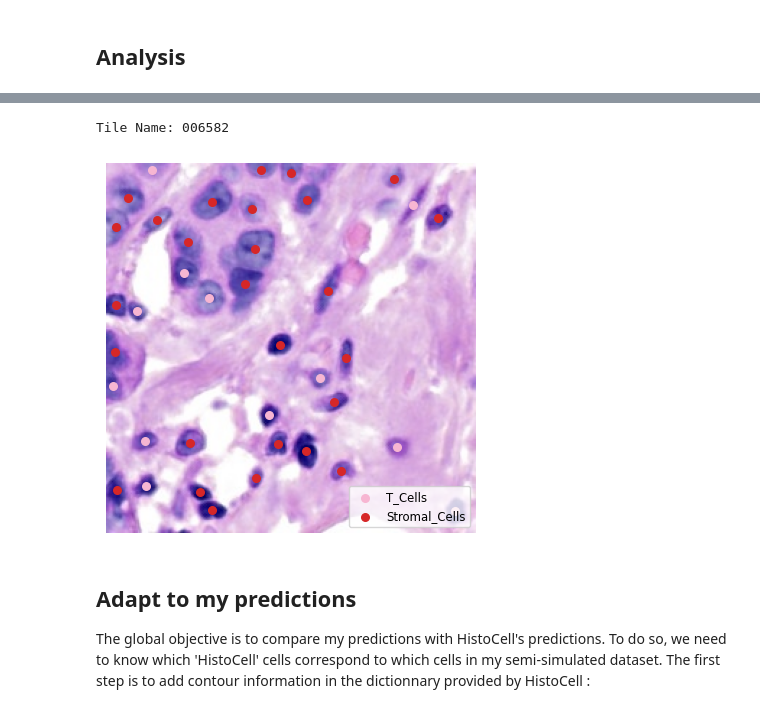
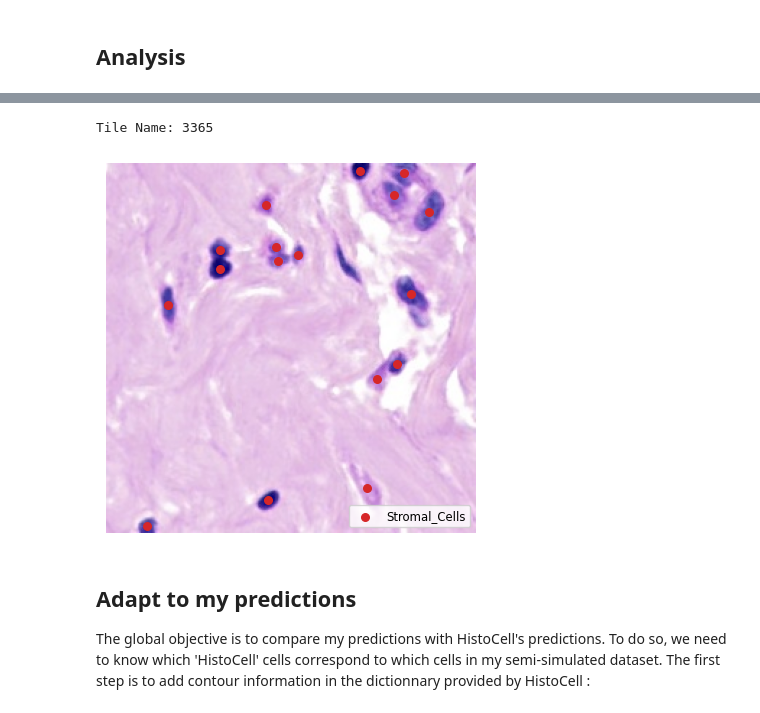
Before and after one commit to lucagortana/HEDeST, a Jupyter notebook: benchmark/HistoCell/analysis/training_analysis.ipynb, the cells around one changed output, grey strips where cells are left out. Drawn from its saved outputs; the diff is of its cells as text; code cells hidden in the pictures.

```diff
--- a/benchmark/HistoCell/analysis/training_analysis.ipynb
+++ b/benchmark/HistoCell/analysis/training_analysis.ipynb
@@ -100,8 +100,8 @@ def convert_to_global_coordinates(cell_dict, tile_centroids, tile_ids, tile_size
 import pickle as pkl
 
 GLOBAL_PATH = '../../results/HistoCell/Xenium_FFPE_Human_Breast_Cancer_Rep1'
-slide_name = 'Rep1_256_hires'
-seed = 0
+slide_name = 'Rep1_256'
+seed = 9
 pred_path = os.path.join(GLOBAL_PATH, slide_name, f'seed_{seed}', 'preds', f'epoch_40_{slide_name}_val.pkl')
 
 with open(pred_path, 'rb') as file:
@@ -114,7 +114,7 @@ for key, value in val_results.items():
 dict_keys(['prob', 'pred_proportion', 'prior_type', 'cell_num', 'cell_coords'])
 # %%
 import pandas as pd
-spot_prop_df = pd.read_csv('/cluster/CBIO/data1/lgortana/Xenium_FFPE_Human_Breast_Cancer_Rep1/histocell/BRCA/cell_proportion/type/Xenium/Rep1_256.tsv', sep="\t", index_col=0)
+spot_prop_df = pd.read_csv('/home/luca/Documents/data/Xenium_FFPE_Human_Breast_Cancer_Rep1/histocell/BRCA/cell_proportion/type/Xenium/Rep1_256.tsv', sep="\t", index_col=0)
 ct_list = list(spot_prop_df.columns)
 list_keys = list(val_results.keys())
 # %% [markdown]
@@ -140,38 +148,38 @@ from PIL import Image
 import matplotlib.pyplot as plt
 import numpy as np
 
-tile_id = 459
+tile_id = 0
 tile_name = list_keys[tile_id].split('_')[-1]
 print(f"Tile Name: {tile_name}")
 
-img_path = f'/cluster/CBIO/data1/lgortana/Xenium_FFPE_Human_Breast_Cancer_Rep1/histocell/BRCA/tiles/{slide_name}'
-img = Image.open(f"{img_path}/tile_{tile_name}.jpg").convert('RGB')
+img_path = f'/home/luca/Documents/data/Xenium_FFPE_Human_Breast_Cancer_Rep1/histocell/BRCA/tiles/{slide_name}'
+img = Image.open(f"{img_path}/{tile_name}.jpg").convert('RGB')
 
 coords = val_results[list_keys[tile_id]]['cell_coords']
 cell_type_indices = val_results[list_keys[tile_id]]['prob'].argmax(axis=1)
 unique_indices = np.unique(cell_type_indices)
 colors = plt.cm.get_cmap('tab20', len(ct_list))
 
 plt.imshow(img)
 plt.axis('off')
 
 plotted_labels = set()
 
 for i, (x, y) in enumerate(coords):
     idx = cell_type_indices[i]
     label = ct_list[idx]
     color = colors(idx)
     if label not in plotted_labels:
         plt.scatter(x, y, color=color, s=30, label=label)
         plotted_labels.add(label)
     else:
         plt.scatter(x, y, color=color, s=30)
 
 plt.legend(loc='lower right', fontsize='small')
 plt.show()
 # %% [output]
-Tile Name: 006582
+Tile Name: 3365
-[figure, old version]
+[figure, new version]
 # %% [markdown]
 ## Adapt to my predictions
 The global objective is to compare my predictions with HistoCell's predictions. To do so, we need to know which 'HistoCell' cells correspond to which cells in my semi-simulated dataset. The first step is to add contour information in the dictionnary provided by HistoCell :
```
Also changed, not shown: parts of 11 cells of this notebook, 1 other file.
